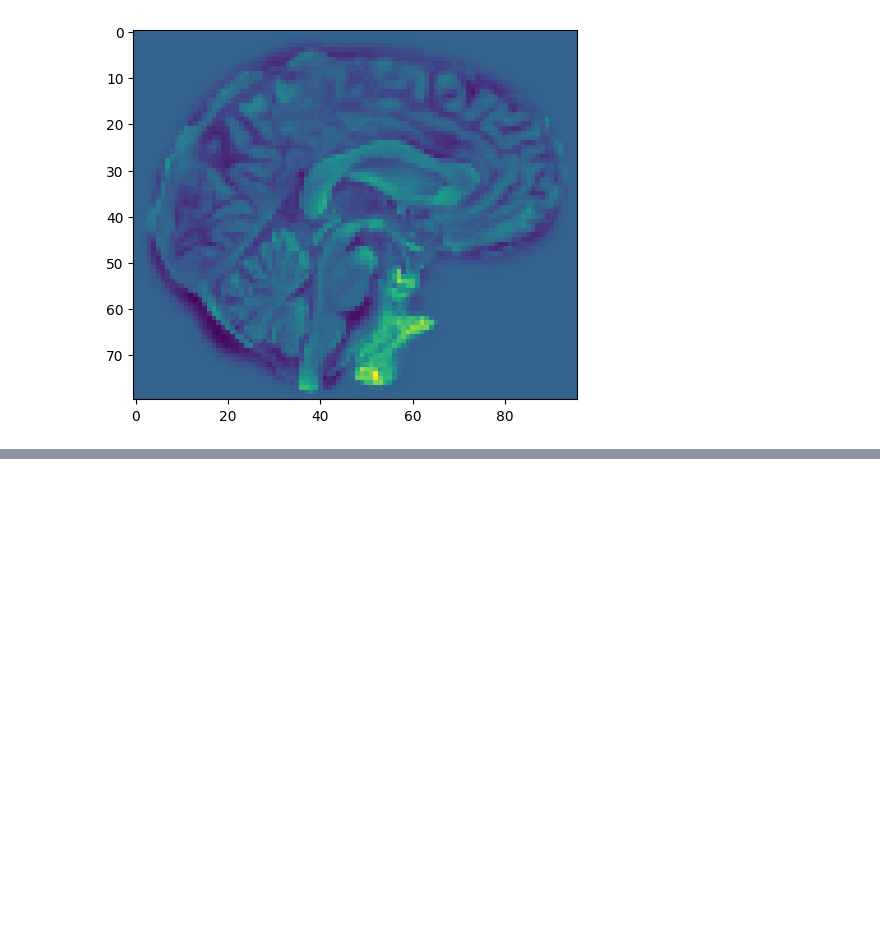
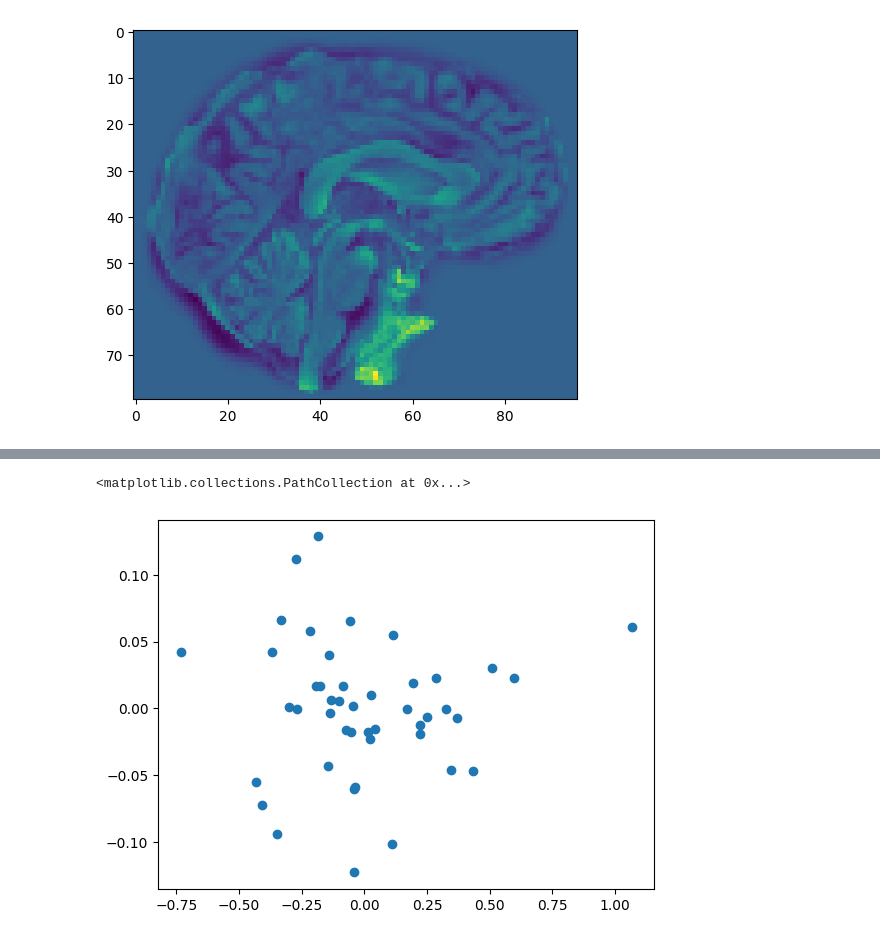
Before and after one commit to Vaakir/unsupervised-deep-learning-bachelor-thesis, a Jupyter notebook: test_vae.ipynb, the cells around one changed output, grey strips where cells are left out. Drawn from its saved outputs; the diff is of its cells as text; code cells hidden in the pictures; blank space fills up the shorter version.

```diff
--- a/test_vae.ipynb
+++ b/test_vae.ipynb
@@ -163,0 +153,7 @@ array([[-0.10409513, -0.05109903, -0.11760604, -0.0026955 , -0.09964522,
+# %%
+z_mean, z_std, z = vae.encoder.predict(diff_train)
+from sklearn.decomposition import PCA
+pca = PCA(2)
+points = pca.fit_transform(z_mean)
+plt.scatter(points[:,0],points[:,1])
+# %% [output]
@@ -164,3 +161,5 @@ array([[-0.10409513, -0.05109903, -0.11760604, -0.0026955 , -0.09964522,
+<matplotlib.collections.PathCollection at 0x...>
+[figure, added]
 # %%
 plt.imshow(np.rot90(diff_test[0][40].reshape((96,80))),cmap="gray") # mean_brain[40]+
 # %% [output]
```
Also changed, not shown: parts of 13 cells of this notebook.
